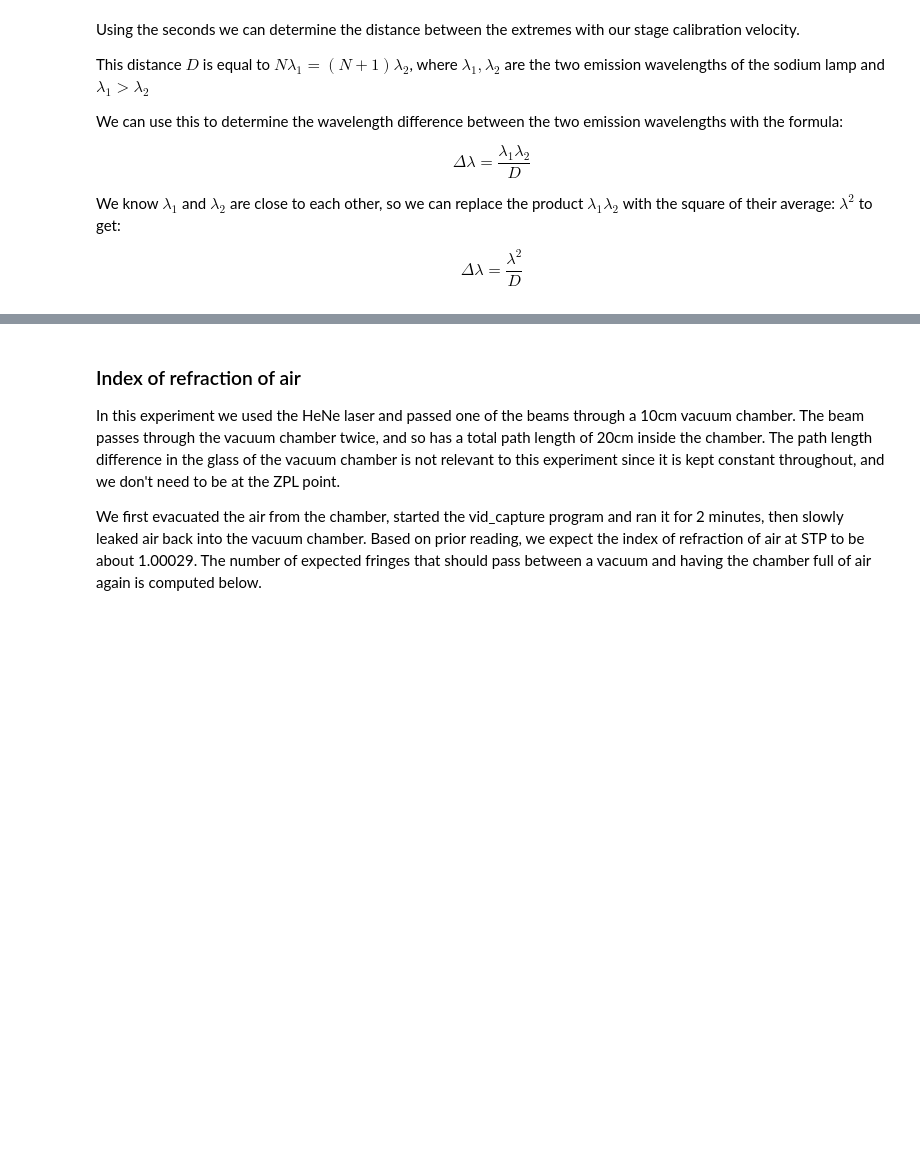
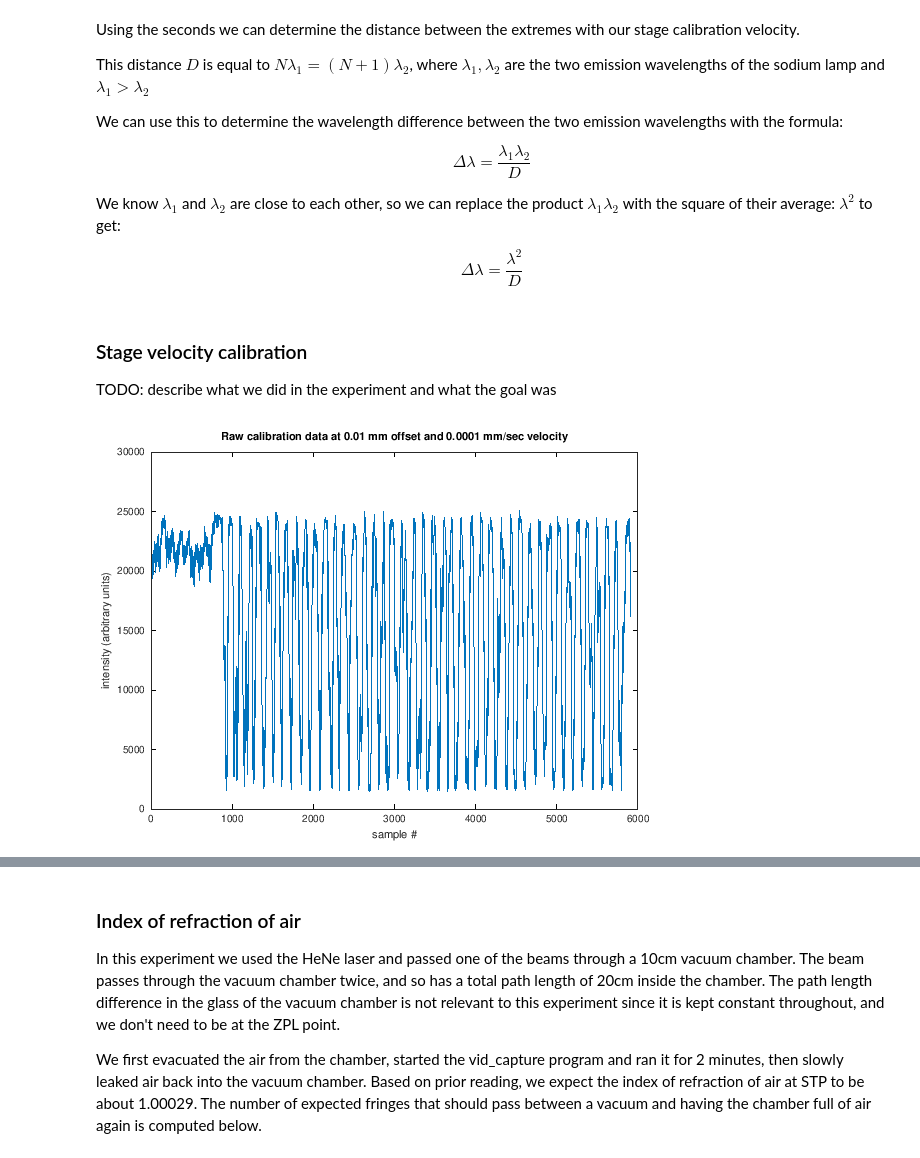
Before and after one commit to jtroo/phys408-lab1, a Jupyter notebook: notebook.ipynb, the cells around one changed output, grey strips where cells are left out. Drawn from its saved outputs; the diff is of its cells as text; code cells hidden in the pictures; blank space fills up the shorter version.

Commit message:
calibration and minor changes

```diff
--- a/notebook.ipynb
+++ b/notebook.ipynb
@@ -202,3 +202,15 @@ $$\Delta\lambda = \frac{\lambda_1\lambda_2}{D}$$
 We know $\lambda_1$ and $\lambda_2$ are close to each other, so we can replace the product $\lambda_1\lambda_2$ with the square of their average: $\lambda^2$ to get:
 
 $$\Delta\lambda = \frac{\lambda^2}{D}$$
+# %% [markdown]
+### Stage velocity calibration
+
+TODO: describe what we did in the experiment and what the goal was
+# %%
+data_orig = csvread('test_data-2019-01-23/2019-01-23-HeNe-calib-0.01-0.0001');
+plot(data_orig)
+title('Raw calibration data at 0.01 mm offset and 0.0001 mm/sec velocity')
+xlabel('sample #')
+ylabel('intensity (arbitrary units)')
+# %% [output]
+[figure, added]
```
Also changed, not shown: parts of 11 cells of this notebook.
